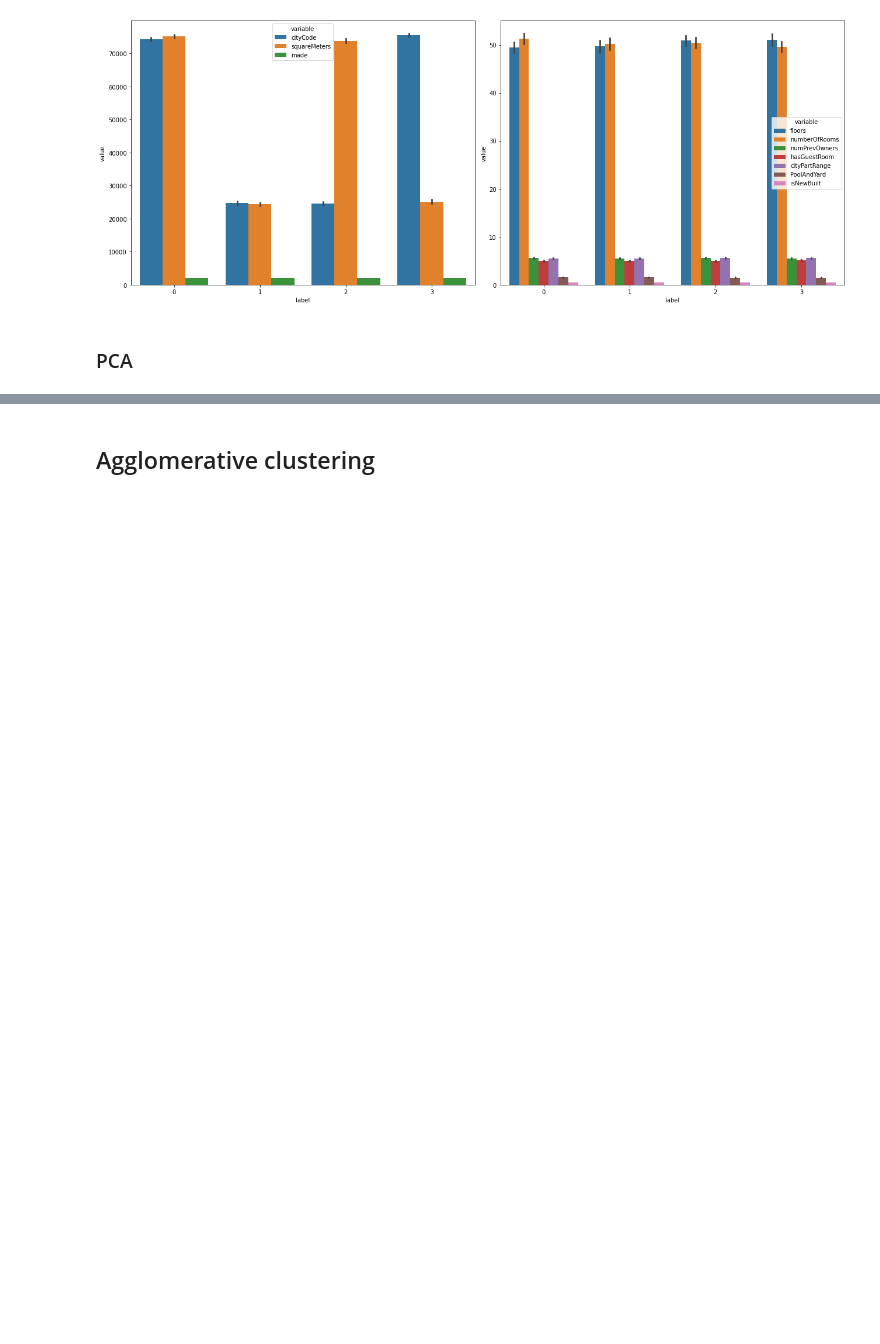
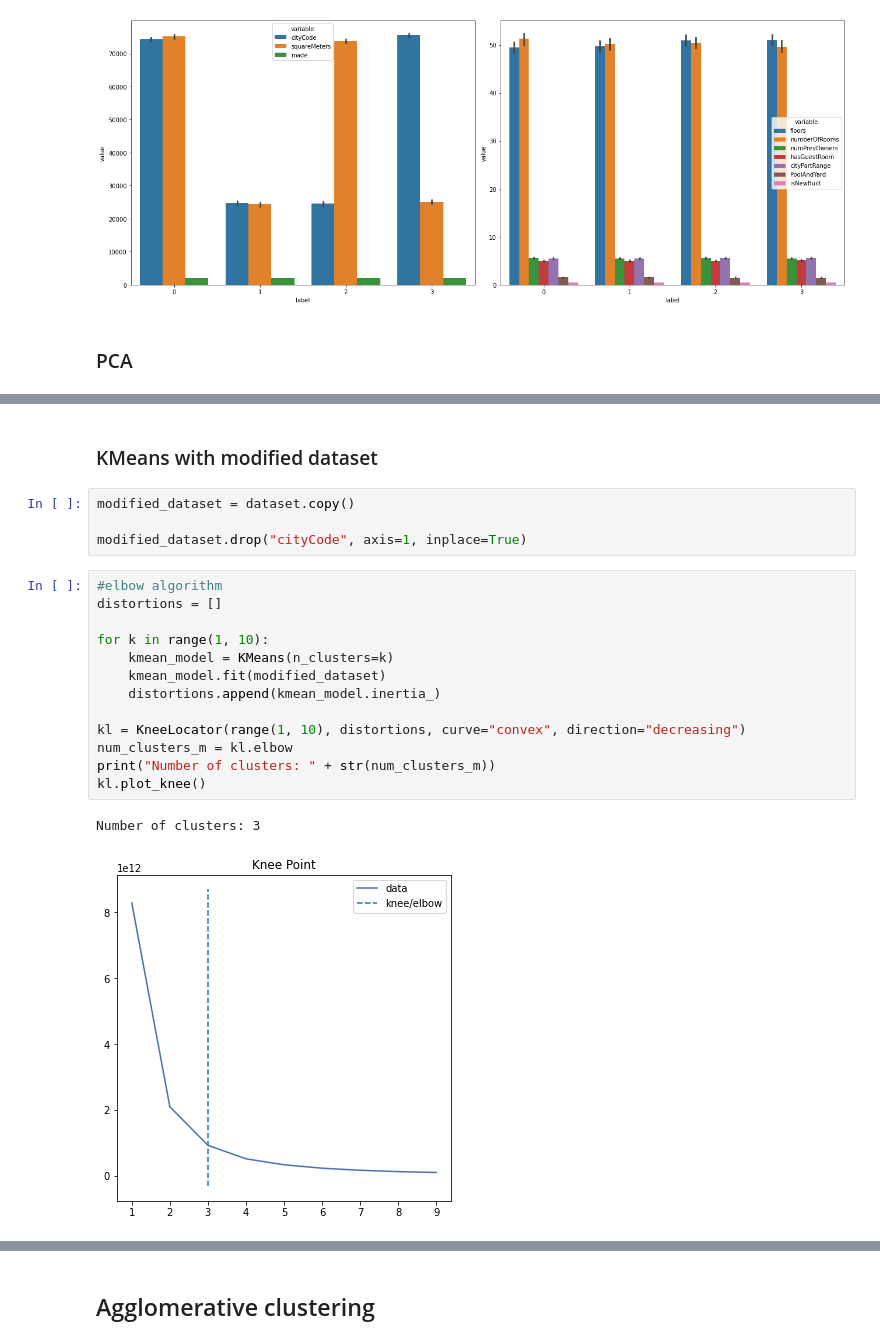
Before and after one commit to MilicaTrifunovic/MachineLearning, a Jupyter notebook: Project 2/Clusterization.ipynb, the cells around one changed output, grey strips where cells are left out. Drawn from its saved outputs; the diff is of its cells as text; blank space fills up the shorter version.

```diff
--- a/Project 2/Clusterization.ipynb
+++ b/Project 2/Clusterization.ipynb
@@ -489,0 +490,22 @@ Davies-Bouldin score:  0.7718620944302692
+# %% [markdown]
+### KMeans with modified dataset
+# %%
+modified_dataset = dataset.copy()
+
+modified_dataset.drop("cityCode", axis=1, inplace=True)
+# %%
+#elbow algorithm
+distortions = []
+
+for k in range(1, 10):
+    kmean_model = KMeans(n_clusters=k)
+    kmean_model.fit(modified_dataset)
+    distortions.append(kmean_model.inertia_)
+
+kl = KneeLocator(range(1, 10), distortions, curve="convex", direction="decreasing")
+num_clusters_m = kl.elbow
+print("Number of clusters: " + str(num_clusters_m))
+kl.plot_knee()
+# %% [output]
+Number of clusters: 3
+[figure, added]
```
Also changed, not shown: parts of 11 cells of this notebook.
